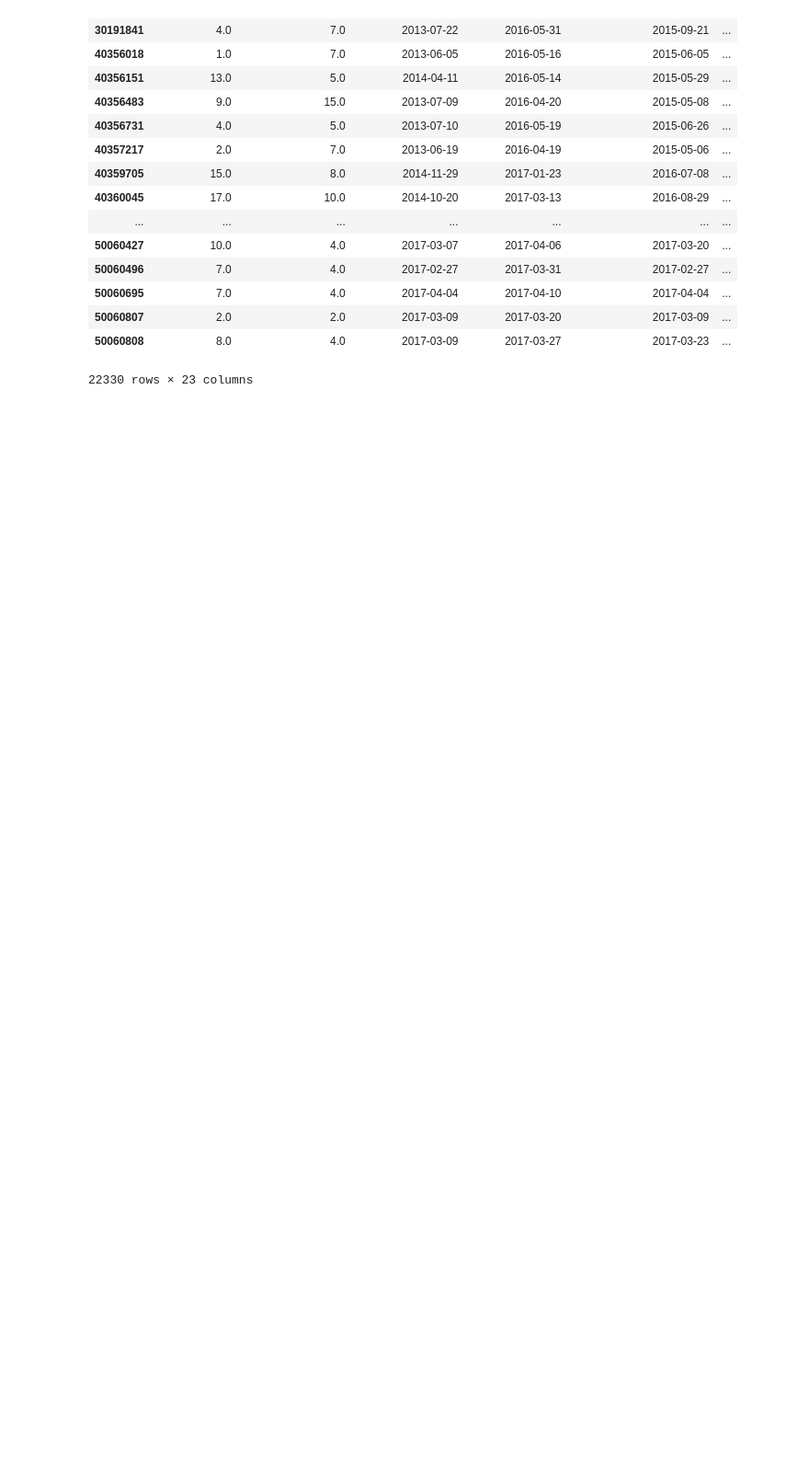
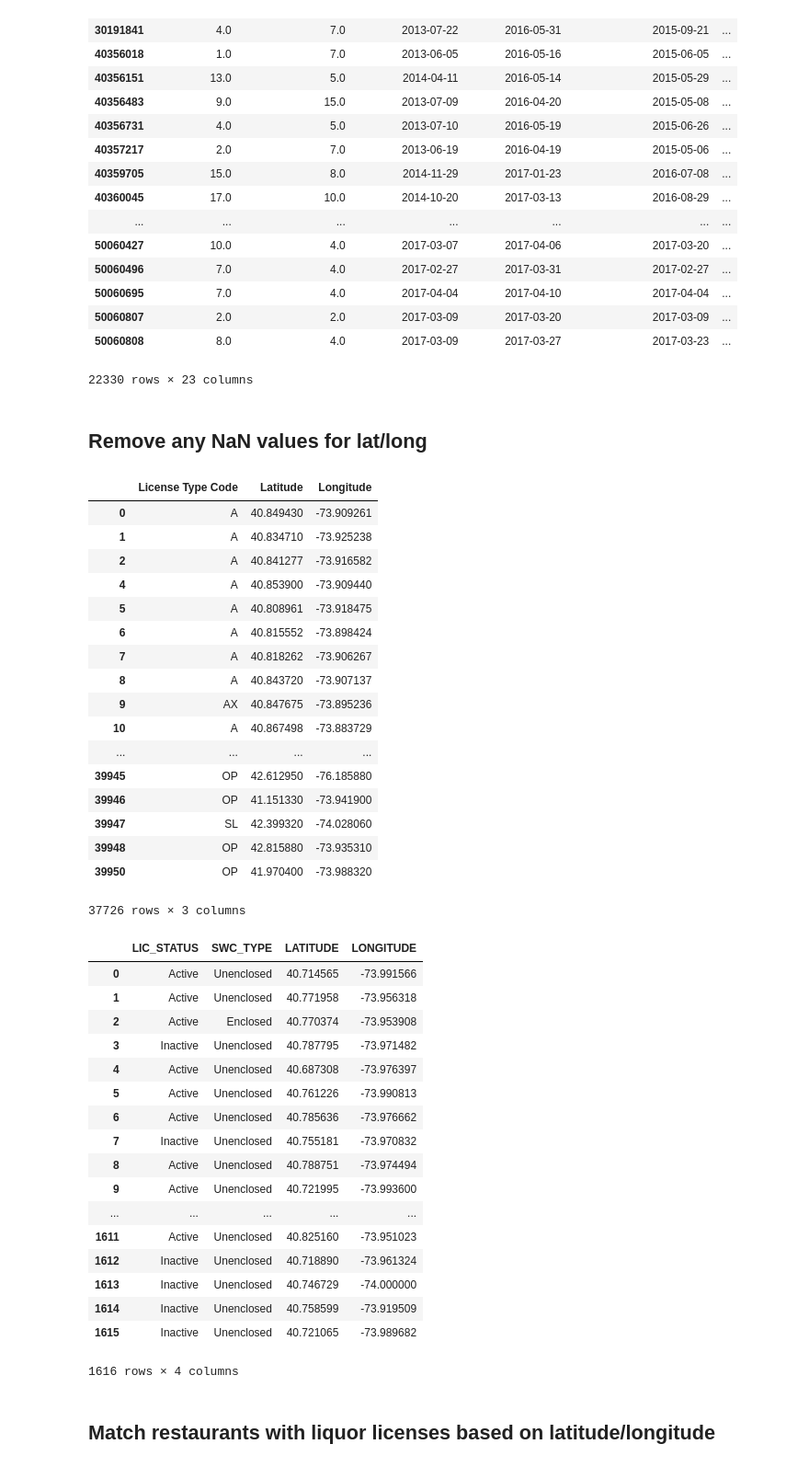
Before and after one commit to jchelmers/urban-data-project, a Jupyter notebook: Licenses/Incorporate Liquor License.ipynb, the cells around one changed output. Shown at 92% size. Drawn from its saved outputs; the diff is of its cells as text; code cells hidden in the pictures; blank space fills up the shorter version.

Commit message:
Notebook currently running - matching restaurants to licenses

```diff
--- a/Licenses/Incorporate Liquor License.ipynb
+++ b/Licenses/Incorporate Liquor License.ipynb
@@ -2,6 +2,9 @@
 import numpy as np
 import pandas as pd
 from IPython.display import display
+from scipy.spatial.distance import euclidean
+
+pd.options.display.max_rows = 20
 # %% [markdown]
 ## Load liquor license information
 # %%
@@ -75,3 +78,52 @@ display(violations_df)
 | 50060807 | 2.0 | 2.0 | 2017-03-09 | 2017-03-20 | 2017-03-09 | ... |
 | 50060808 | 8.0 | 4.0 | 2017-03-09 | 2017-03-27 | 2017-03-23 | ... |
 22330 rows × 23 columns
+# %% [markdown]
+## Remove any NaN values for lat/long
+# %%
+liquor = liquor[pd.notnull(liquor['Latitude'])]
+liquor = liquor[pd.notnull(liquor['Longitude'])]
+display(liquor)
+
+sidewalk = sidewalk[pd.notnull(sidewalk['LATITUDE'])]
+sidewalk = sidewalk[pd.notnull(sidewalk['LONGITUDE'])]
+display(sidewalk)
+# %% [output]
+|  | License Type Code | Latitude | Longitude |
+| 0 | A | 40.849430 | -73.909261 |
+| 1 | A | 40.834710 | -73.925238 |
+| 2 | A | 40.841277 | -73.916582 |
+| 4 | A | 40.853900 | -73.909440 |
+| 5 | A | 40.808961 | -73.918475 |
+| 6 | A | 40.815552 | -73.898424 |
+| 7 | A | 40.818262 | -73.906267 |
+| 8 | A | 40.843720 | -73.907137 |
+| 9 | AX | 40.847675 | -73.895236 |
+| 10 | A | 40.867498 | -73.883729 |
+| ... | ... | ... | ... |
+| 39945 | OP | 42.612950 | -76.185880 |
+| 39946 | OP | 41.151330 | -73.941900 |
+| 39947 | SL | 42.399320 | -74.028060 |
+| 39948 | OP | 42.815880 | -73.935310 |
+| 39950 | OP | 41.970400 | -73.988320 |
+37726 rows × 3 columns
+|  | LIC_STATUS | SWC_TYPE | LATITUDE | LONGITUDE |
+| 0 | Active | Unenclosed | 40.714565 | -73.991566 |
+| 1 | Active | Unenclosed | 40.771958 | -73.956318 |
+| 2 | Active | Enclosed | 40.770374 | -73.953908 |
+| 3 | Inactive | Unenclosed | 40.787795 | -73.971482 |
+| 4 | Active | Unenclosed | 40.687308 | -73.976397 |
+| 5 | Active | Unenclosed | 40.761226 | -73.990813 |
+| 6 | Active | Unenclosed | 40.785636 | -73.976662 |
+| 7 | Inactive | Unenclosed | 40.755181 | -73.970832 |
+| 8 | Active | Unenclosed | 40.788751 | -73.974494 |
+| 9 | Active | Unenclosed | 40.721995 | -73.993600 |
+| ... | ... | ... | ... | ... |
+| 1611 | Active | Unenclosed | 40.825160 | -73.951023 |
+| 1612 | Inactive | Unenclosed | 40.718890 | -73.961324 |
+| 1613 | Inactive | Unenclosed | 40.746729 | -74.000000 |
+| 1614 | Inactive | Unenclosed | 40.758599 | -73.919509 |
+| 1615 | Inactive | Unenclosed | 40.721065 | -73.989682 |
+1616 rows × 4 columns
+# %% [markdown]
+## Match restaurants with liquor licenses based on latitude/longitude
```
Also changed, not shown: parts of 5 cells of this notebook.
